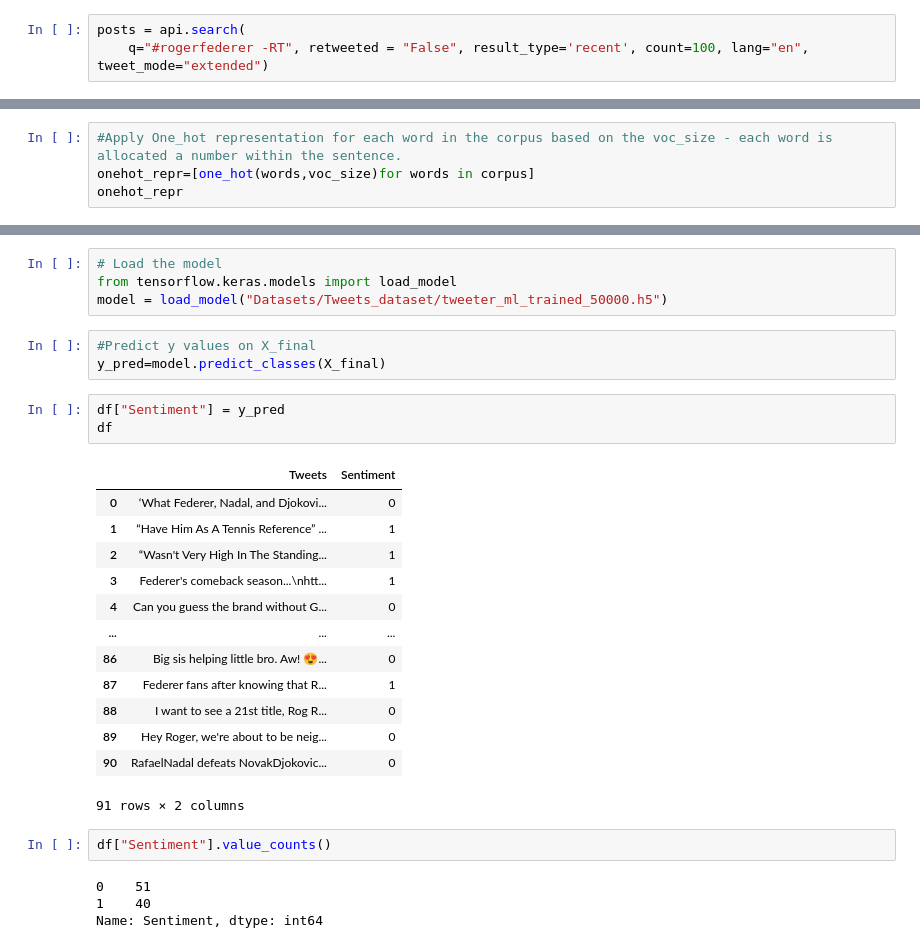
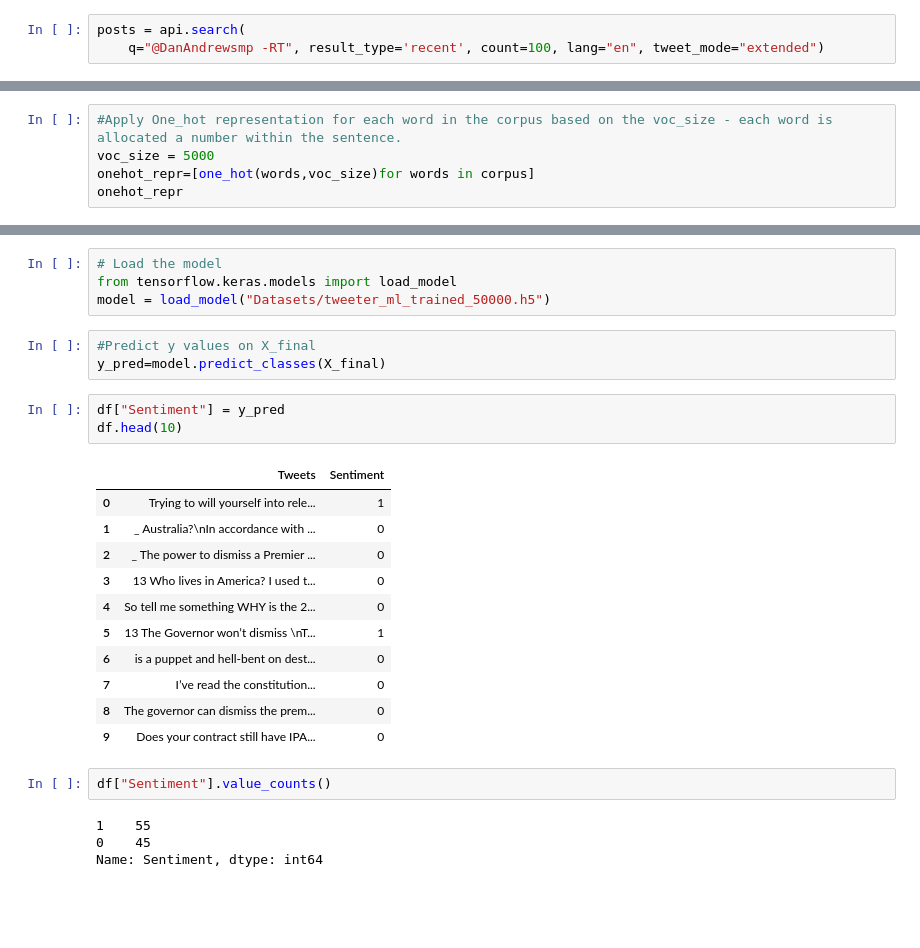
Before and after one commit to babetteblanquet/Sentiment_Analysis, a Jupyter notebook: Sentiment analysis on Tweets.ipynb, the cells around one changed output, grey strips where cells are left out. Saved outputs shown, nothing was run; the diff lists cells and outputs as text; blank space fills up the shorter version.

```diff
--- a/Sentiment analysis on Tweets.ipynb
+++ b/Sentiment analysis on Tweets.ipynb
@@ -25,4 +27,4 @@ api
 <tweepy.api.API at 0x...>
 # %%
 posts = api.search(
-    q="#rogerfederer -RT", retweeted = "False", result_type='recent', count=100, lang="en", tweet_mode="extended")
+    q="@DanAndrewsmp -RT", result_type='recent', count=100, lang="en", tweet_mode="extended")
@@ -192,5 +182,6 @@ voc_size = 10000
 # %%
 #Apply One_hot representation for each word in the corpus based on the voc_size - each word is allocated a number within the sentence.
+voc_size = 5000
 onehot_repr=[one_hot(words,voc_size)for words in corpus]
 onehot_repr
 # %% [output]
@@ -264,31 +255,29 @@ array([[   0,    0,    0, ..., 3504, 2282, 8327],
 # %%
 # Load the model
 from tensorflow.keras.models import load_model
-model = load_model("Datasets/Tweets_dataset/tweeter_ml_trained_50000.h5")
+model = load_model("Datasets/tweeter_ml_trained_50000.h5")
 # %%
 #Predict y values on X_final
 y_pred=model.predict_classes(X_final)
 # %%
 df["Sentiment"] = y_pred
-df
+df.head(10)
 # %% [output]
 |  | Tweets | Sentiment |
-| 0 | ‘What Federer, Nadal, and Djokovi... | 0 |
-| 1 | “Have Him As A Tennis Reference” ... | 1 |
-| 2 | “Wasn't Very High In The Standing... | 1 |
-| 3 | Federer's comeback season...\nhtt... | 1 |
-| 4 | Can you guess the brand without G... | 0 |
-| ... | ... | ... |
-| 86 | Big sis helping little bro. Aw! 😍... | 0 |
-| 87 | Federer fans after knowing that R... | 1 |
-| 88 | I want to see a 21st title, Rog R... | 0 |
-| 89 | Hey Roger, we're about to be neig... | 0 |
-| 90 | RafaelNadal defeats NovakDjokovic... | 0 |
+| 0 | Trying to will yourself into rele... | 1 |
+| 1 | _ Australia?\nIn accordance with ... | 0 |
+| 2 | _ The power to dismiss a Premier ... | 0 |
+| 3 | 13 Who lives in America? I used t... | 0 |
+| 4 | So tell me something WHY is the 2... | 0 |
+| 5 | 13 The Governor won’t dismiss \nT... | 1 |
+| 6 | is a puppet and hell-bent on dest... | 0 |
+| 7 | I’ve read the constitution... | 0 |
+| 8 | The governor can dismiss the prem... | 0 |
+| 9 | Does your contract still have IPA... | 0 |
-91 rows × 2 columns
 # %%
 df["Sentiment"].value_counts()
 # %% [output]
-0    51
-1    40
+1    55
+0    45
 Name: Sentiment, dtype: int64
 # %%
```
Also changed, not shown: parts of 16 cells of this notebook, 8 other files.
